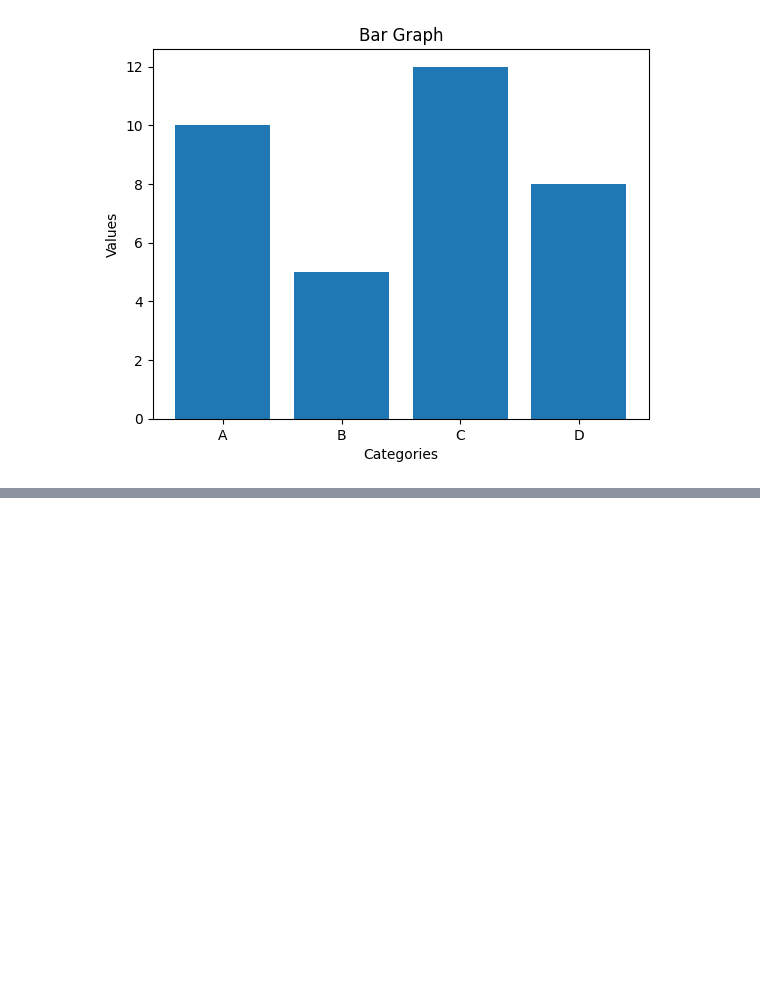
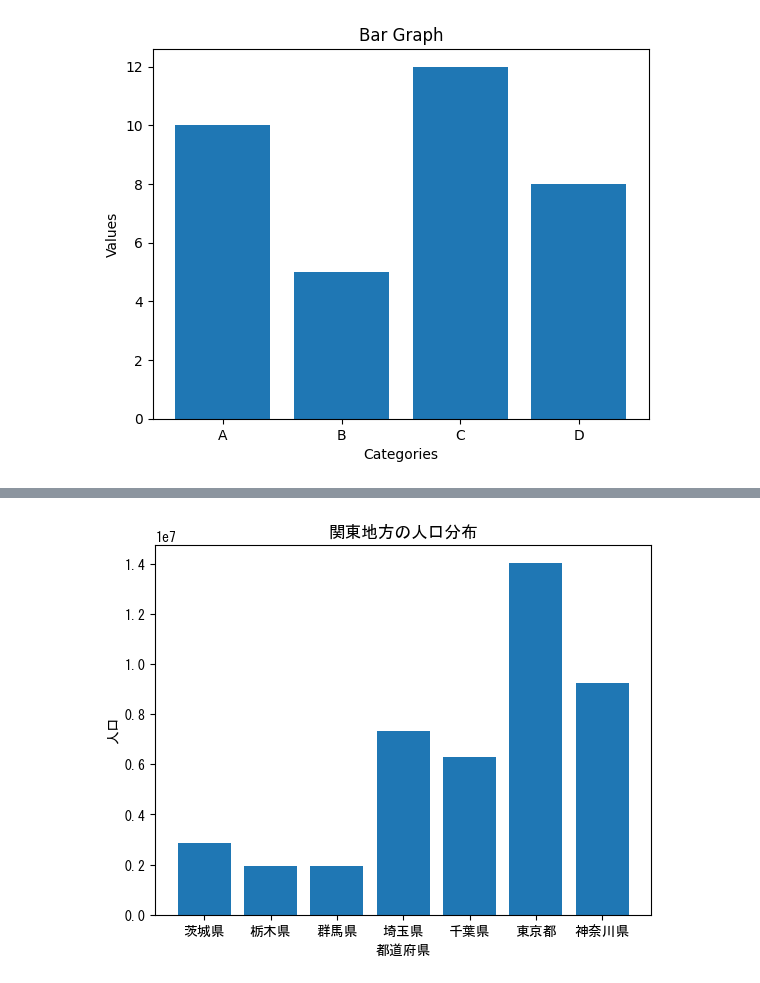
Before and after one commit to m-training/py-copilot, a Jupyter notebook: src/ch09/0902.ipynb, the cells around one changed output, grey strips where cells are left out. Saved outputs shown, nothing was run; the diff lists cells and outputs as text; code cells hidden in the pictures; blank space fills up the shorter version.

```diff
--- a/src/ch09/0902.ipynb
+++ b/src/ch09/0902.ipynb
@@ -39,0 +70,36 @@ plt.show()
+# %%
+import matplotlib.pyplot as plt
+import pandas as pd
+import matplotlib.font_manager as fm
+
+# 日本語フォントの設定
+font_path = 'C:/Windows/Fonts/msgothic.ttc'  # Windows の場合の例
+font_prop = fm.FontProperties(fname=font_path)
+plt.rcParams['font.family'] = font_prop.get_name()
+
+file_path = 'FEH_00200521_240805152851.csv'
+df = pd.read_csv(file_path)
+df.head()
+
+# Data for the bar graph
+x = ["茨城県","栃木県","群馬県","埼玉県","千葉県","東京都","神奈川県"]
+# 人口の列を取得
+y = []
+# 都道府県名が含まれる行を表示
+for index, row in df.iterrows():
+    if row.iloc[3] in x:
+        y.append(int(row.iloc[5].replace(',','').strip()))
+
+
+# Create the bar graph
+plt.bar(x, y)
+
+# Add labels and title
+plt.xlabel('都道府県')
+plt.ylabel('人口')
+plt.title('関東地方の人口分布')
+
+# Display the graph
+plt.show()
+# %% [output]
+[figure, added]
```
Also changed, not shown: parts of 2 cells of this notebook, 17 other files.
